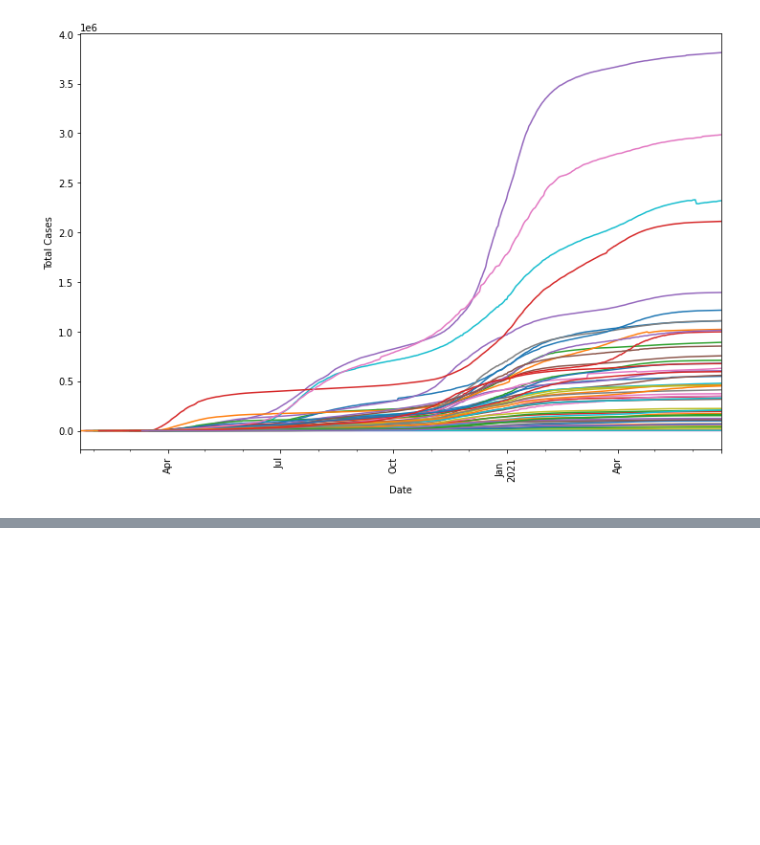
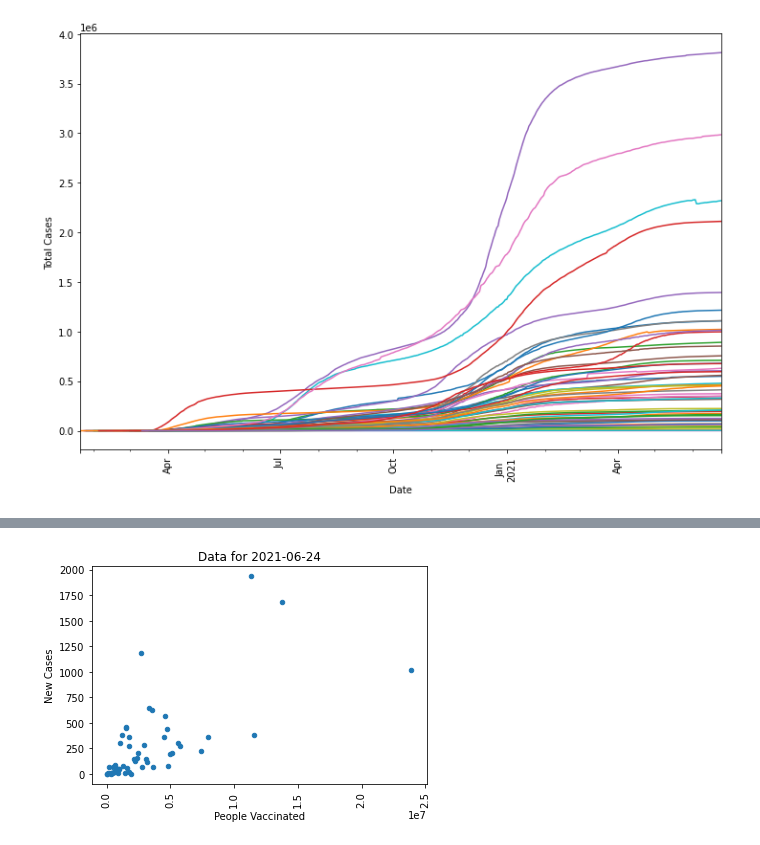
Before and after one commit to feifeikong/Springboard, a Jupyter notebook: Capstone2-Covid_Vaccinations/data/Capstone 2 - EDA.ipynb, the cells around one changed output, grey strips where cells are left out. Drawn from its saved outputs; the diff is of its cells as text; code cells hidden in the pictures; blank space fills up the shorter version.

```diff
--- a/Capstone2-Covid_Vaccinations/data/Capstone 2 - EDA.ipynb
+++ b/Capstone2-Covid_Vaccinations/data/Capstone 2 - EDA.ipynb
@@ -47,0 +92,13 @@ plt.show()
+# %%
+#scatter plot of one day's data
+
+fig, ax = plt.subplots()
+_ = data.loc[data['date'] == '2021-06-24'].plot(x='people_vaccinated', y='new_cases', kind='scatter', ax=ax)
+_ = plt.title('Data for 2021-06-24')
+_ = plt.xlabel('People Vaccinated')
+_ = plt.ylabel('New Cases')
+_ = plt.xticks(rotation=90)
+
+plt.show()
+# %% [output]
+[figure, added]
```
Also changed, not shown: parts of 12 cells of this notebook.
